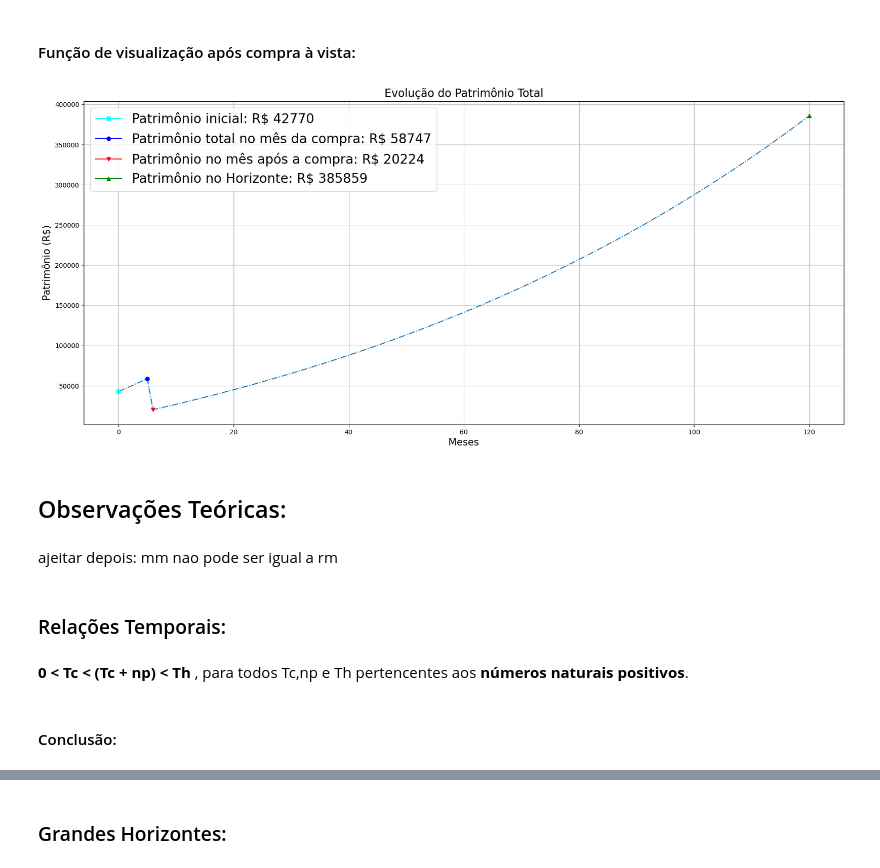
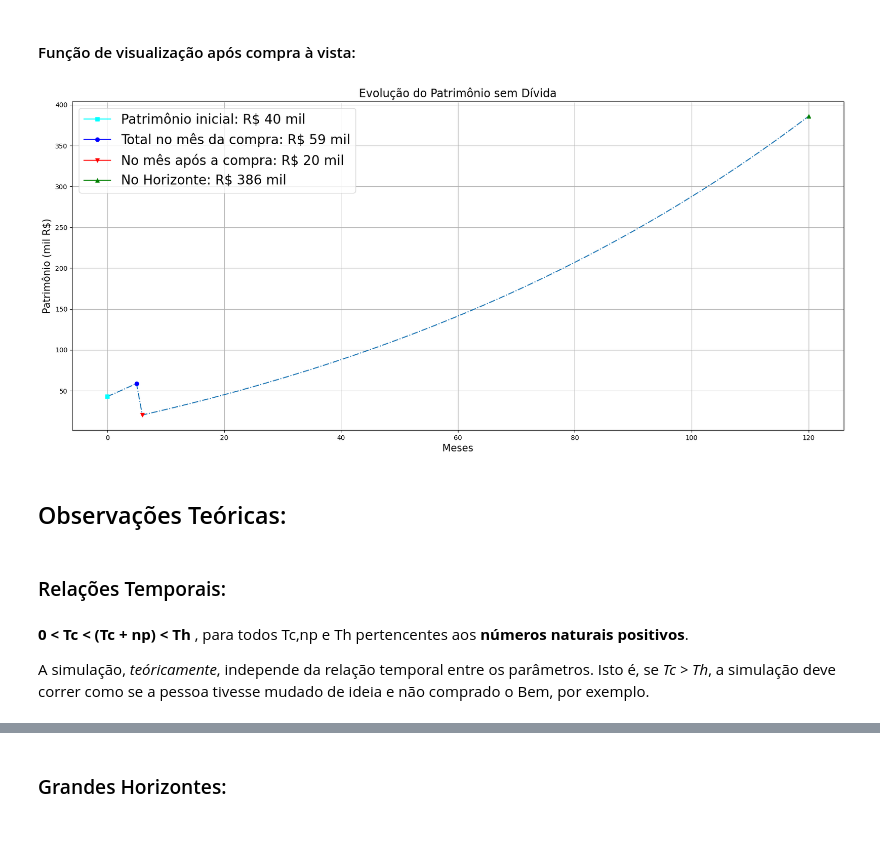
Before and after one commit to d-domeniconi/debt_simulator, a Jupyter notebook: notebooks/debt_simulator.ipynb, the cells around one changed output, grey strips where cells are left out. Saved outputs shown, nothing was run; the diff lists cells and outputs as text; code cells hidden in the pictures; blank space fills up the shorter version.

```diff
--- a/notebooks/debt_simulator.ipynb
+++ b/notebooks/debt_simulator.ipynb
@@ -600,25 +562,23 @@ eq.patrimonio_final_sem_endividamento(P0_exemplo,
 # %% [markdown]
 #### Função de visualização após compra à vista:
 # %%
-vis.plotar_patrimonio_a_vista_por_tempo(P0_exemplo,
+vis.plot_in_full_buy(P0_exemplo,
                                        Am_exemplo,
                                        rm_exemplo,
                                        mm_exemplo,
                                        Th_exemplo,
                                        Vv_exemplo,
                                        Vm_exemplo,
                                        Gr_exemplo,
                                        Tc_exemplo,
                                        Vp_exemplo)
 # %% [output]
-[figure, old version]
+[figure, new version]
 # %% [markdown]
 ## Observações Teóricas:
-# %% [markdown]
-ajeitar depois: mm nao pode ser igual a rm
 # %% [markdown]
 ### Relações Temporais:
 # %% [markdown]
 **0 < Tc < (Tc + np) < Th** , para todos Tc,np e Th pertencentes aos **números naturais positivos**.
+
+A simulação, *teóricamente*, independe da relação temporal entre os parâmetros. Isto é, se *Tc > Th*, a simulação deve correr como se a pessoa tivesse mudado de ideia e não comprado o Bem, por exemplo.
-# %% [markdown]
-#### Conclusão:
```
Also changed, not shown: parts of 21 cells of this notebook, 3 other files.
